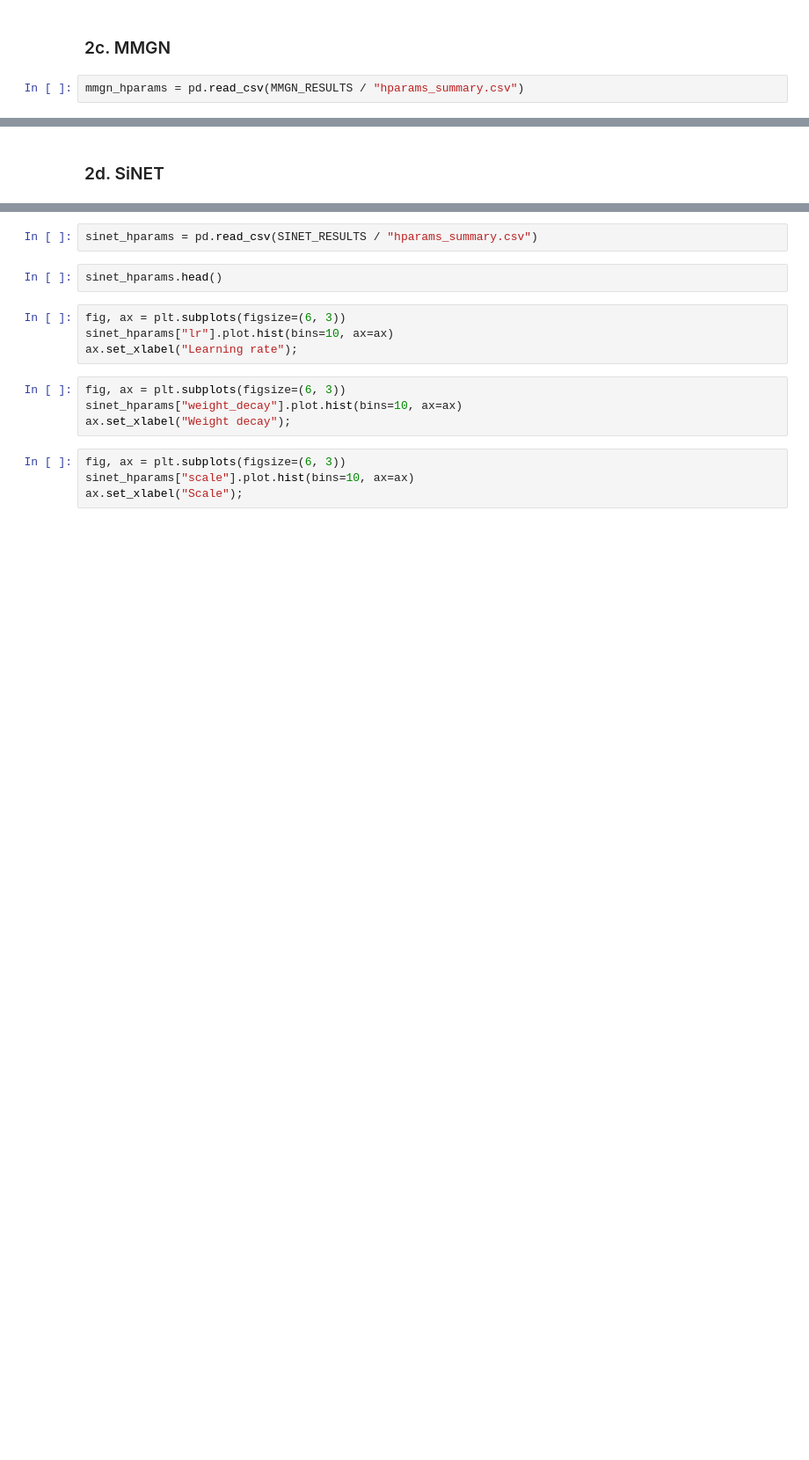
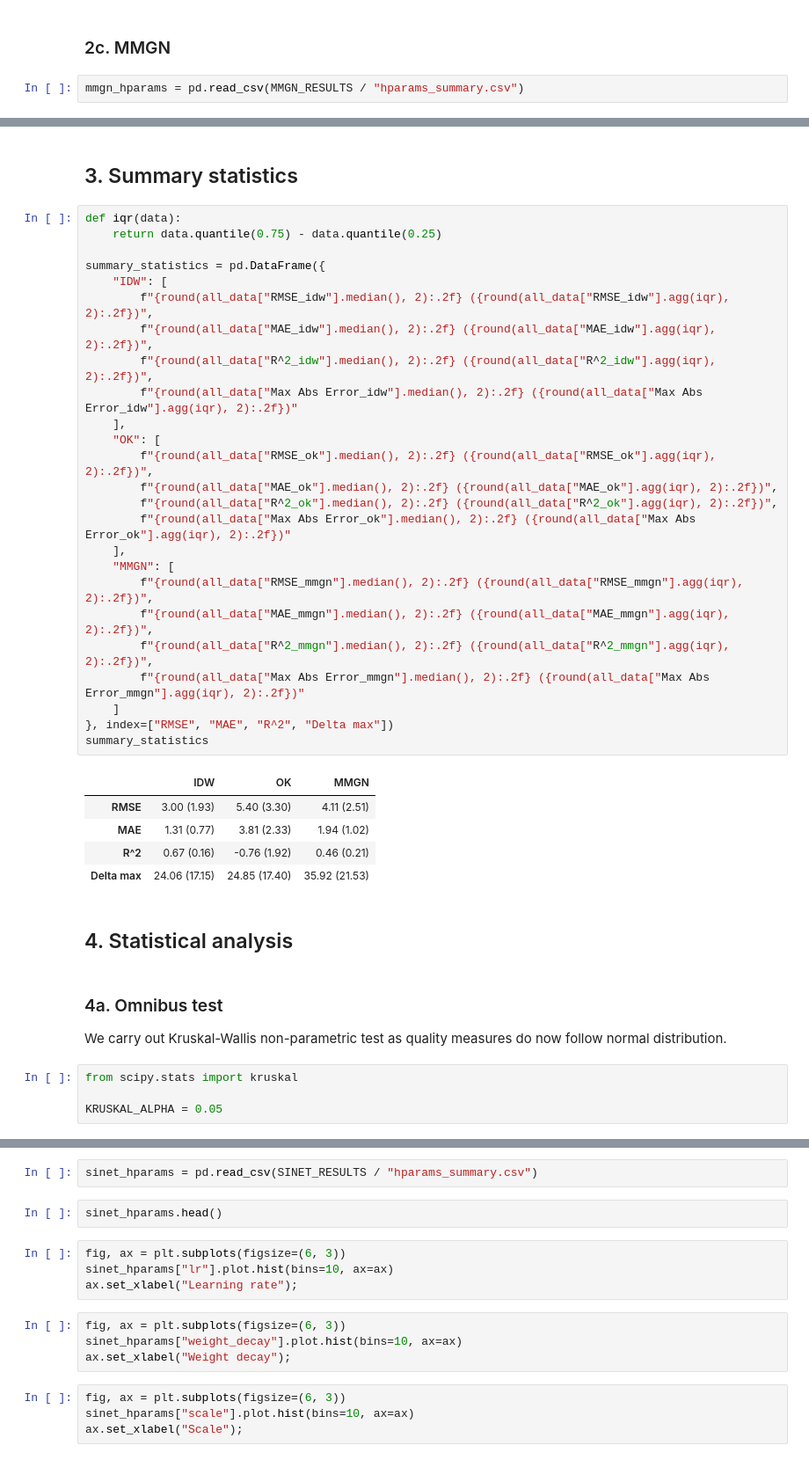
Before and after one commit to jamesWalczak/climatrix, a Jupyter notebook: experiments/jwalczak/01_Apr_02_compare_recon_method/notebooks/analysis.ipynb, the cells around one changed output, grey strips where cells are left out. Shown at 88% size. Cells and saved outputs as stored; diff of their text form; blank space fills up the shorter version.

Commit message:
Update analysis
Signed-off-by: Jakub Walczak <jakub.walczak@p.lodz.pl>

```diff
--- a/experiments/jwalczak/01_Apr_02_compare_recon_method/notebooks/analysis.ipynb
+++ b/experiments/jwalczak/01_Apr_02_compare_recon_method/notebooks/analysis.ipynb
@@ -168,2 +231,43 @@ ax.set_xlabel("Alpha");
+# %% [markdown]
+## 3. Summary statistics
+# %%
+def iqr(data):
+    return data.quantile(0.75) - data.quantile(0.25)
+
+summary_statistics = pd.DataFrame({
+    "IDW": [
+        f"{round(all_data["RMSE_idw"].median(), 2):.2f} ({round(all_data["RMSE_idw"].agg(iqr), 2):.2f})",
+        f"{round(all_data["MAE_idw"].median(), 2):.2f} ({round(all_data["MAE_idw"].agg(iqr), 2):.2f})",
+        f"{round(all_data["R^2_idw"].median(), 2):.2f} ({round(all_data["R^2_idw"].agg(iqr), 2):.2f})",
+        f"{round(all_data["Max Abs Error_idw"].median(), 2):.2f} ({round(all_data["Max Abs Error_idw"].agg(iqr), 2):.2f})"
+    ],
+    "OK": [
+        f"{round(all_data["RMSE_ok"].median(), 2):.2f} ({round(all_data["RMSE_ok"].agg(iqr), 2):.2f})",
+        f"{round(all_data["MAE_ok"].median(), 2):.2f} ({round(all_data["MAE_ok"].agg(iqr), 2):.2f})",
+        f"{round(all_data["R^2_ok"].median(), 2):.2f} ({round(all_data["R^2_ok"].agg(iqr), 2):.2f})",
+        f"{round(all_data["Max Abs Error_ok"].median(), 2):.2f} ({round(all_data["Max Abs Error_ok"].agg(iqr), 2):.2f})"
+    ],
+    "MMGN": [
+        f"{round(all_data["RMSE_mmgn"].median(), 2):.2f} ({round(all_data["RMSE_mmgn"].agg(iqr), 2):.2f})",
+        f"{round(all_data["MAE_mmgn"].median(), 2):.2f} ({round(all_data["MAE_mmgn"].agg(iqr), 2):.2f})",
+        f"{round(all_data["R^2_mmgn"].median(), 2):.2f} ({round(all_data["R^2_mmgn"].agg(iqr), 2):.2f})",
+        f"{round(all_data["Max Abs Error_mmgn"].median(), 2):.2f} ({round(all_data["Max Abs Error_mmgn"].agg(iqr), 2):.2f})"
+    ]
+}, index=["RMSE", "MAE", "R^2", "Delta max"])
+summary_statistics
+# %% [output]
+|  | IDW | OK | MMGN |
+| RMSE | 3.00 (1.93) | 5.40 (3.30) | 4.11 (2.51) |
+| MAE | 1.31 (0.77) | 3.81 (2.33) | 1.94 (1.02) |
+| R^2 | 0.67 (0.16) | -0.76 (1.92) | 0.46 (0.21) |
+| Delta max | 24.06 (17.15) | 24.85 (17.40) | 35.92 (21.53) |
 # %% [markdown]
-### 2d. SiNET
+## 4. Statistical analysis
+# %% [markdown]
+### 4a. Omnibus test
+
+We carry out Kruskal-Wallis non-parametric test as quality measures do now follow normal distribution.
+# %%
+from scipy.stats import kruskal
+
+KRUSKAL_ALPHA = 0.05
```
Also changed, not shown: parts of 24 cells of this notebook, 1 other file.
